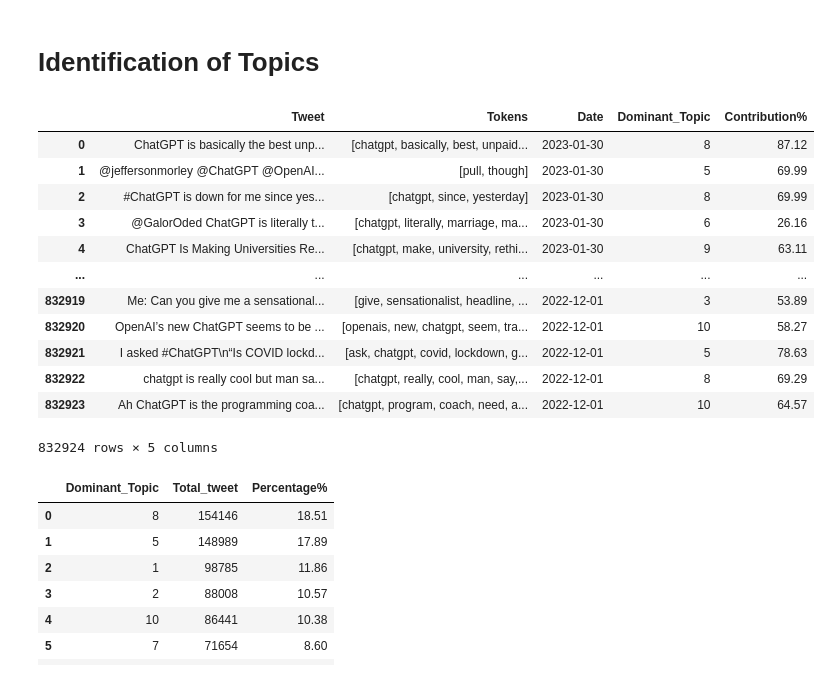
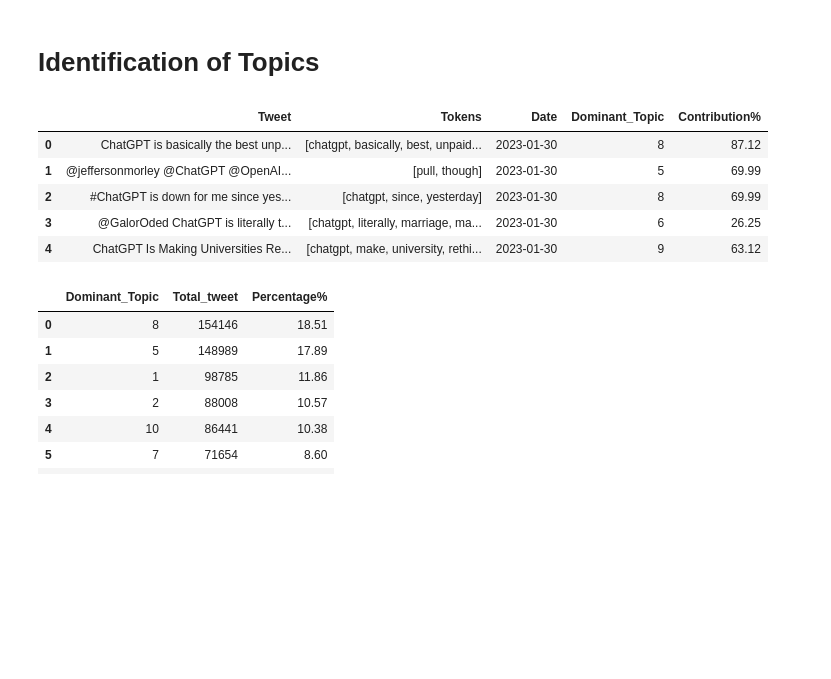
Before and after one commit to hxycorn/Twitter-Sentiment-Analysis-about-ChatGPT, a Jupyter notebook: Notebook/5_Topic_Modelling_LDA.ipynb, the cells around one changed output. Saved outputs shown, nothing was run; the diff lists cells and outputs as text; code cells hidden in the pictures; blank space fills up the shorter version.

```diff
--- a/Notebook/5_Topic_Modelling_LDA.ipynb
+++ b/Notebook/5_Topic_Modelling_LDA.ipynb
@@ -28,7 +25,7 @@ scipy.sparse.sparsetools is a private module for scipy.sparse, and should not be
 # %%
 df=pd.read_csv('../Data/Twitter_english.csv')
 # %%
-pd.set_option('display.max_colwidth',None)
+pd.set_option('display.max_colwidth',50)
 pd.set_option('display.max_row', 100)
 # %% [markdown]
 ## Preprocessing
@@ -569,5 +568,5 @@ lda_10_60.save('lda_10_p60')
 # %%
-lda_10_60 = LdaModel.load('LDA_MODEL/lda_10_p60')
+lda_10_60 = LdaModel.load('D:/DATA_SCIENCE/Project/CHATGPT/LDA_MODEL/lda_10_p60')
 # %%
 pprint(lda_10_60.show_topics())
 # %% [output]
@@ -626,23 +625,16 @@ scores =[max(topic, key=lambda x:x[1])[1] for topic in topic_dist]
 # %%
 #Create a dataframe to show dominant topic for each tweet
 df_topic = df[['Tweet','Tokens','Date']].copy()
 df_topic['Dominant_Topic'] = [topic+1 for topic in dominant_topic]
 df_topic['Contribution%'] = [round(score*100,2) for score in scores]
-df_topic
+df_topic.head()
 # %% [output]
 |  | Tweet | Tokens | Date | Dominant_Topic | Contribution% |
 | 0 | ChatGPT is basically the best unp... | [chatgpt, basically, best, unpaid... | 2023-01-30 | 8 | 87.12 |
 | 1 | @jeffersonmorley @ChatGPT @OpenAI... | [pull, though] | 2023-01-30 | 5 | 69.99 |
 | 2 | #ChatGPT is down for me since yes... | [chatgpt, since, yesterday] | 2023-01-30 | 8 | 69.99 |
-| 3 | @GalorOded ChatGPT is literally t... | [chatgpt, literally, marriage, ma... | 2023-01-30 | 6 | 26.16 |
-| 4 | ChatGPT Is Making Universities Re... | [chatgpt, make, university, rethi... | 2023-01-30 | 9 | 63.11 |
-| ... | ... | ... | ... | ... | ... |
-| 832919 | Me: Can you give me a sensational... | [give, sensationalist, headline, ... | 2022-12-01 | 3 | 53.89 |
-| 832920 | OpenAI’s new ChatGPT seems to be ... | [openais, new, chatgpt, seem, tra... | 2022-12-01 | 10 | 58.27 |
-| 832921 | I asked #ChatGPT\n“Is COVID lockd... | [ask, chatgpt, covid, lockdown, g... | 2022-12-01 | 5 | 78.63 |
-| 832922 | chatgpt is really cool but man sa... | [chatgpt, really, cool, man, say,... | 2022-12-01 | 8 | 69.29 |
-| 832923 | Ah ChatGPT is the programming coa... | [chatgpt, program, coach, need, a... | 2022-12-01 | 10 | 64.57 |
+| 3 | @GalorOded ChatGPT is literally t... | [chatgpt, literally, marriage, ma... | 2023-01-30 | 6 | 26.25 |
+| 4 | ChatGPT Is Making Universities Re... | [chatgpt, make, university, rethi... | 2023-01-30 | 9 | 63.12 |
-832924 rows × 5 columns
 # %%
 # Count and percentage of tweets for each topic
 df_topic_summary = df_topic.groupby('Dominant_Topic').agg({'Tweet':'count'}).copy().reset_index()
```
Also changed, not shown: parts of 19 cells of this notebook, 7 other files.
